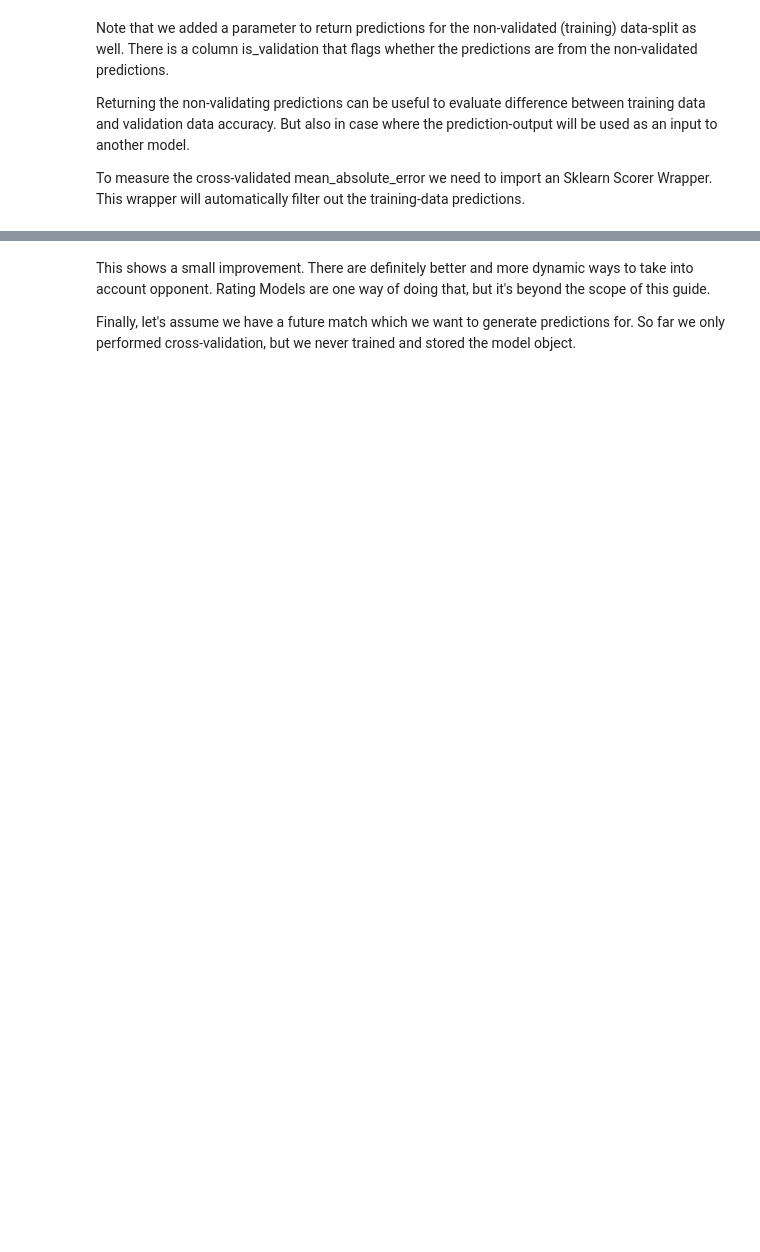
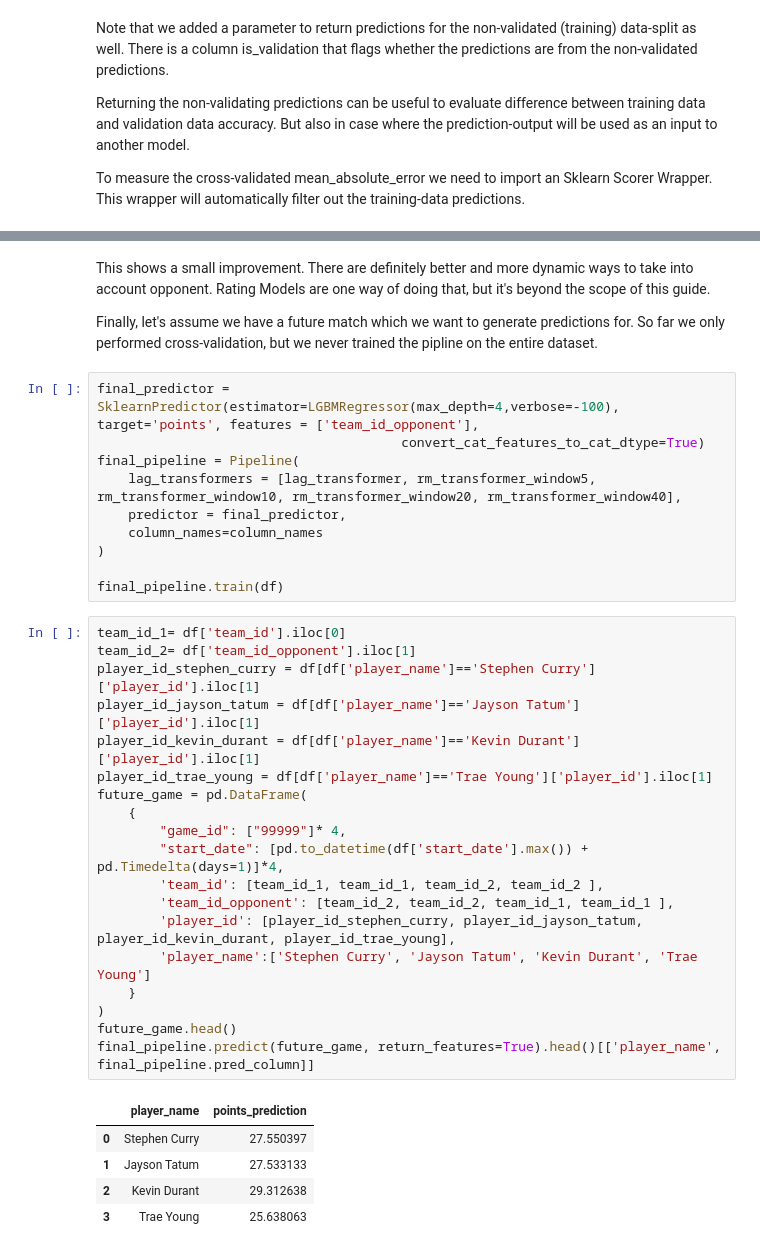
Before and after one commit to MathiasHolmstrom/player-performance-ratings, a Jupyter notebook: examples/nba/player_points_full_end_to_end.ipynb, the cells around one changed output, grey strips where cells are left out. Cells and saved outputs as stored; diff of their text form; blank space fills up the shorter version.

```diff
--- a/examples/nba/player_points_full_end_to_end.ipynb
+++ b/examples/nba/player_points_full_end_to_end.ipynb
@@ -350,4 +375,39 @@ cross_validator_cat_feats.cross_validation_score(df, scorer=mean_absolute_scorer
 # %% [markdown]
 This shows a small improvement. There are definitely better and more dynamic ways to take into account opponent. Rating Models are one way of doing that, but it's beyond the scope of this guide.
 
-Finally, let's assume we have a future match which we want to generate predictions for. So far we only performed cross-validation, but we never trained and stored the model object.
+Finally, let's assume we have a future match which we want to generate predictions for. So far we only performed cross-validation, but we never trained the pipline on the entire dataset.
+# %%
+final_predictor = SklearnPredictor(estimator=LGBMRegressor(max_depth=4,verbose=-100), target='points', features = ['team_id_opponent'],
+                                       convert_cat_features_to_cat_dtype=True)
+final_pipeline = Pipeline(
+    lag_transformers = [lag_transformer, rm_transformer_window5, rm_transformer_window10, rm_transformer_window20, rm_transformer_window40],
+    predictor = final_predictor,
+    column_names=column_names
+)
+
+final_pipeline.train(df)
+# %%
+team_id_1= df['team_id'].iloc[0]
+team_id_2= df['team_id_opponent'].iloc[1]
+player_id_stephen_curry = df[df['player_name']=='Stephen Curry']['player_id'].iloc[1]
+player_id_jayson_tatum = df[df['player_name']=='Jayson Tatum']['player_id'].iloc[1]
+player_id_kevin_durant = df[df['player_name']=='Kevin Durant']['player_id'].iloc[1]
+player_id_trae_young = df[df['player_name']=='Trae Young']['player_id'].iloc[1]
+future_game = pd.DataFrame(
+    {
+        "game_id": ["99999"]* 4,
+        "start_date": [pd.to_datetime(df['start_date'].max()) + pd.Timedelta(days=1)]*4,
+        'team_id': [team_id_1, team_id_1, team_id_2, team_id_2 ],
+        'team_id_opponent': [team_id_2, team_id_2, team_id_1, team_id_1 ],
+        'player_id': [player_id_stephen_curry, player_id_jayson_tatum, player_id_kevin_durant, player_id_trae_young],
+        'player_name':['Stephen Curry', 'Jayson Tatum', 'Kevin Durant', 'Trae Young']
+    }
+)
+future_game.head()
+final_pipeline.predict(future_game, return_features=True).head()[['player_name', final_pipeline.pred_column]]
+# %% [output]
+|  | player_name | points_prediction |
+| 0 | Stephen Curry | 27.550397 |
+| 1 | Jayson Tatum | 27.533133 |
+| 2 | Kevin Durant | 29.312638 |
+| 3 | Trae Young | 25.638063 |
```
Also changed, not shown: parts of 10 cells of this notebook, 1 other file.
